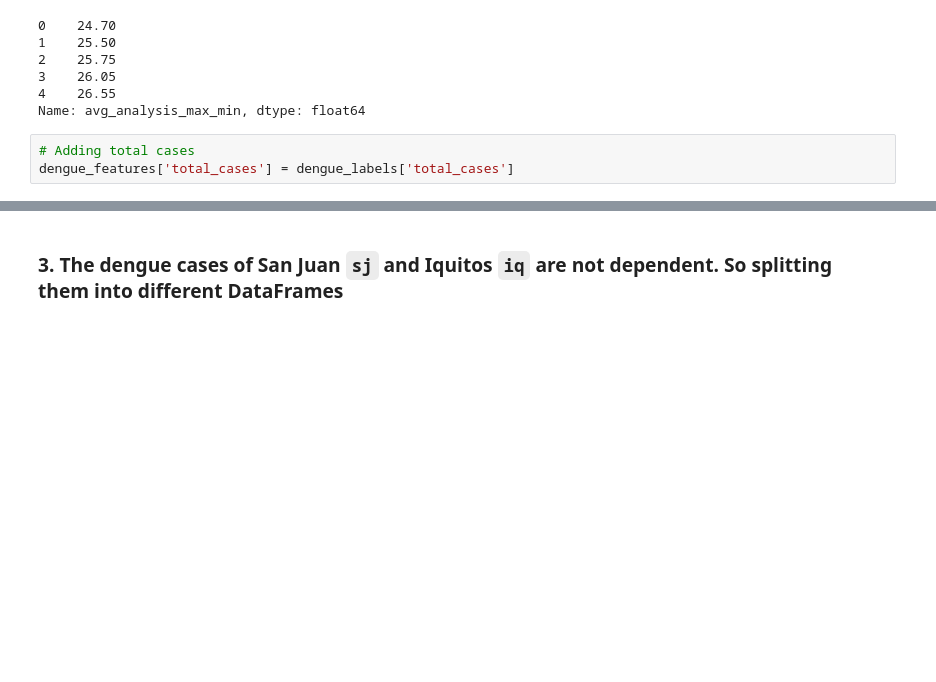
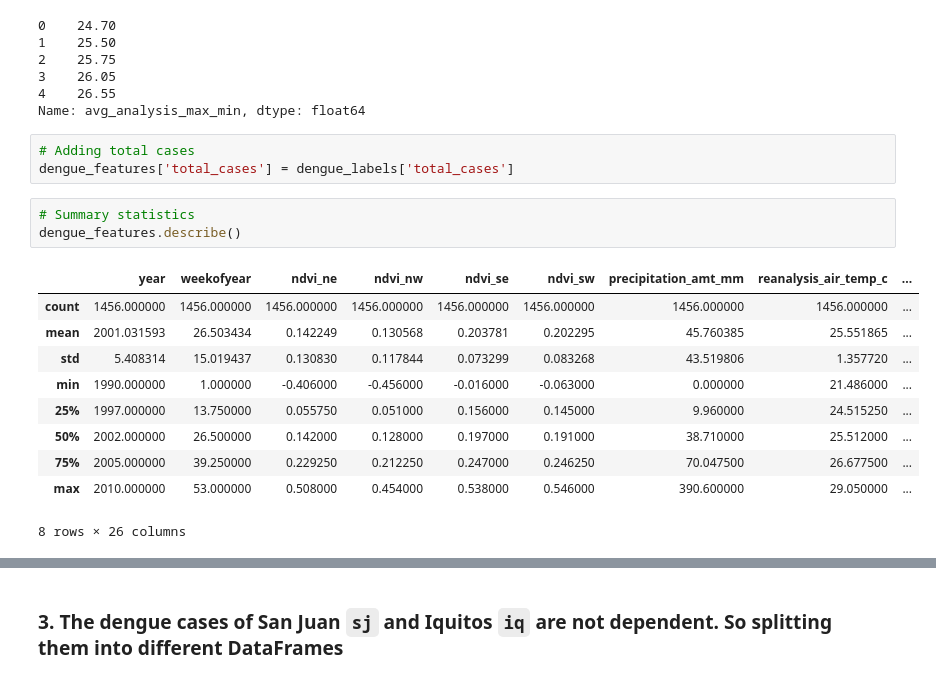
Before and after one commit to sansha94/DengAI, a Jupyter notebook: train.ipynb, the cells around one changed output, grey strips where cells are left out. Drawn from its saved outputs; the diff is of its cells as text; blank space fills up the shorter version.

```diff
--- a/train.ipynb
+++ b/train.ipynb
@@ -218,3 +219,17 @@ Name: avg_analysis_max_min, dtype: float64
 # %%
 # Adding total cases
 dengue_features['total_cases'] = dengue_labels['total_cases']
+# %%
+# Summary statistics
+dengue_features.describe()
+# %% [output]
+|  | year | weekofyear | ndvi_ne | ndvi_nw | ndvi_se | ndvi_sw | precipitation_amt_mm | reanalysis_air_temp_c | ... |
+| count | 1456.000000 | 1456.000000 | 1456.000000 | 1456.000000 | 1456.000000 | 1456.000000 | 1456.000000 | 1456.000000 | ... |
+| mean | 2001.031593 | 26.503434 | 0.142249 | 0.130568 | 0.203781 | 0.202295 | 45.760385 | 25.551865 | ... |
+| std | 5.408314 | 15.019437 | 0.130830 | 0.117844 | 0.073299 | 0.083268 | 43.519806 | 1.357720 | ... |
+| min | 1990.000000 | 1.000000 | -0.406000 | -0.456000 | -0.016000 | -0.063000 | 0.000000 | 21.486000 | ... |
+| 25% | 1997.000000 | 13.750000 | 0.055750 | 0.051000 | 0.156000 | 0.145000 | 9.960000 | 24.515250 | ... |
+| 50% | 2002.000000 | 26.500000 | 0.142000 | 0.128000 | 0.197000 | 0.191000 | 38.710000 | 25.512000 | ... |
+| 75% | 2005.000000 | 39.250000 | 0.229250 | 0.212250 | 0.247000 | 0.246250 | 70.047500 | 26.677500 | ... |
+| max | 2010.000000 | 53.000000 | 0.508000 | 0.454000 | 0.538000 | 0.546000 | 390.600000 | 29.050000 | ... |
+8 rows × 26 columns
```
Also changed, not shown: parts of 4 cells of this notebook.
